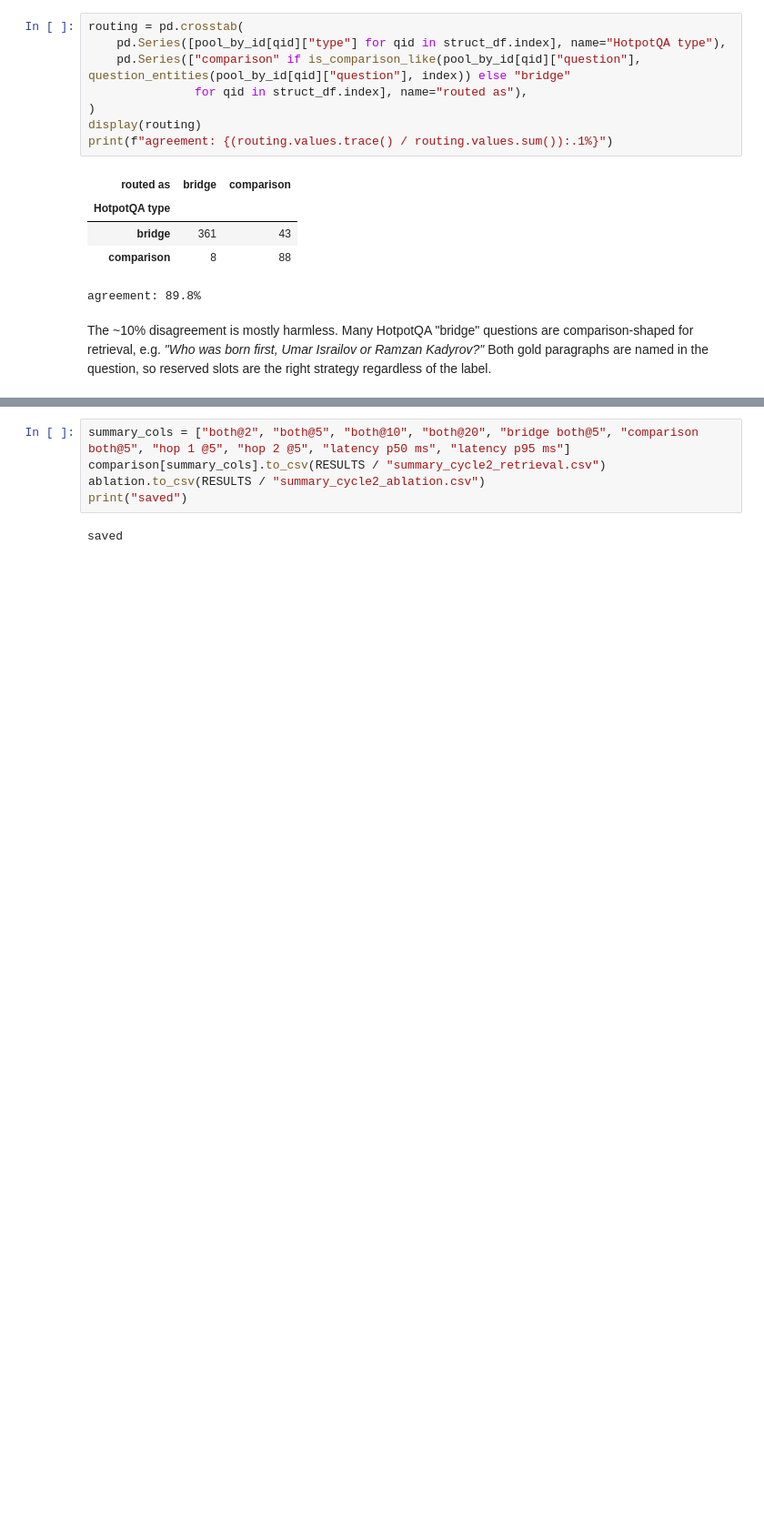
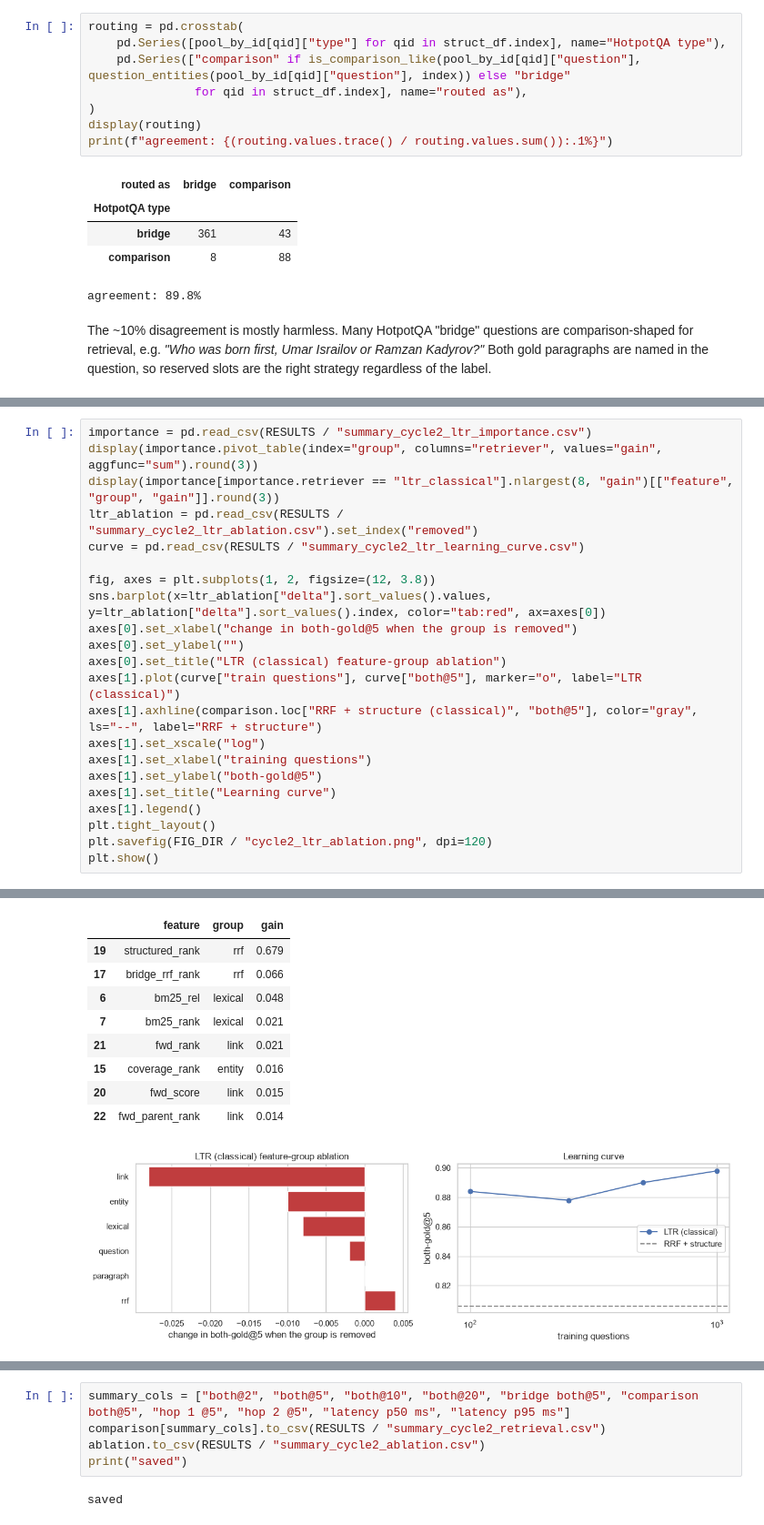
Before and after one commit to tomhait/infinitylabs, a Jupyter notebook: projects/hotpotQA/notebooks/02_classical_ranking.ipynb, the cells around one changed output, grey strips where cells are left out. Shown at 91% size. Cells and saved outputs as stored; diff of their text form; blank space fills up the shorter version.

```diff
--- a/projects/hotpotQA/notebooks/02_classical_ranking.ipynb
+++ b/projects/hotpotQA/notebooks/02_classical_ranking.ipynb
@@ -451,0 +570,23 @@ The ~10% disagreement is mostly harmless. Many HotpotQA "bridge" questions are c
+# %%
+importance = pd.read_csv(RESULTS / "summary_cycle2_ltr_importance.csv")
+display(importance.pivot_table(index="group", columns="retriever", values="gain", aggfunc="sum").round(3))
+display(importance[importance.retriever == "ltr_classical"].nlargest(8, "gain")[["feature", "group", "gain"]].round(3))
+ltr_ablation = pd.read_csv(RESULTS / "summary_cycle2_ltr_ablation.csv").set_index("removed")
+curve = pd.read_csv(RESULTS / "summary_cycle2_ltr_learning_curve.csv")
+
+fig, axes = plt.subplots(1, 2, figsize=(12, 3.8))
+sns.barplot(x=ltr_ablation["delta"].sort_values().values, y=ltr_ablation["delta"].sort_values().index, color="tab:red", ax=axes[0])
+axes[0].set_xlabel("change in both-gold@5 when the group is removed")
+axes[0].set_ylabel("")
+axes[0].set_title("LTR (classical) feature-group ablation")
+axes[1].plot(curve["train questions"], curve["both@5"], marker="o", label="LTR (classical)")
+axes[1].axhline(comparison.loc["RRF + structure (classical)", "both@5"], color="gray", ls="--", label="RRF + structure")
+axes[1].set_xscale("log")
+axes[1].set_xlabel("training questions")
+axes[1].set_ylabel("both-gold@5")
+axes[1].set_title("Learning curve")
+axes[1].legend()
+plt.tight_layout()
+plt.savefig(FIG_DIR / "cycle2_ltr_ablation.png", dpi=120)
+plt.show()
+# %% [output]
@@ -451,0 +602,10 @@ The ~10% disagreement is mostly harmless. Many HotpotQA "bridge" questions are c
+|  | feature | group | gain |
+| 19 | structured_rank | rrf | 0.679 |
+| 17 | bridge_rrf_rank | rrf | 0.066 |
+| 6 | bm25_rel | lexical | 0.048 |
+| 7 | bm25_rank | lexical | 0.021 |
+| 21 | fwd_rank | link | 0.021 |
+| 15 | coverage_rank | entity | 0.016 |
+| 20 | fwd_score | link | 0.015 |
+| 22 | fwd_parent_rank | link | 0.014 |
+[figure, added]
```
Also changed, not shown: parts of 14 cells of this notebook.
